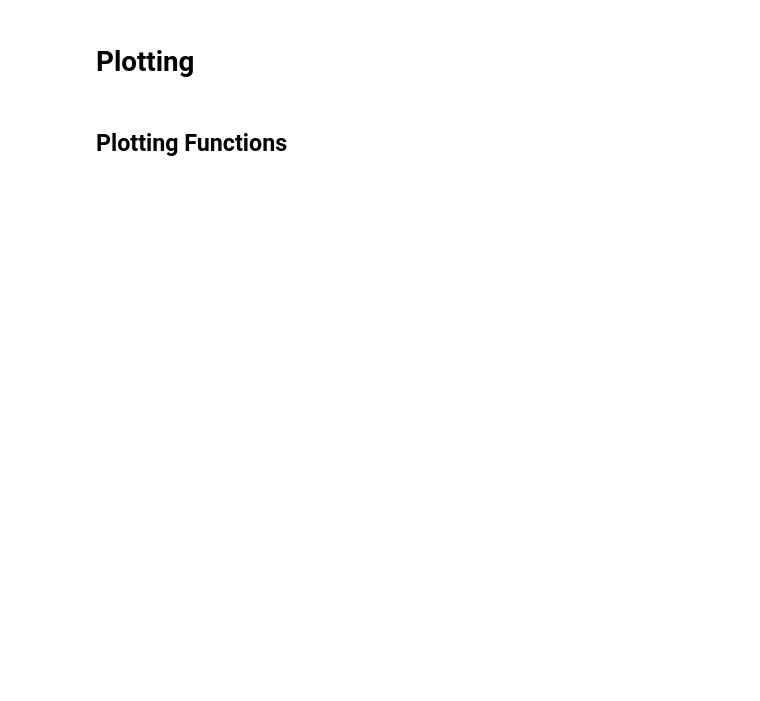
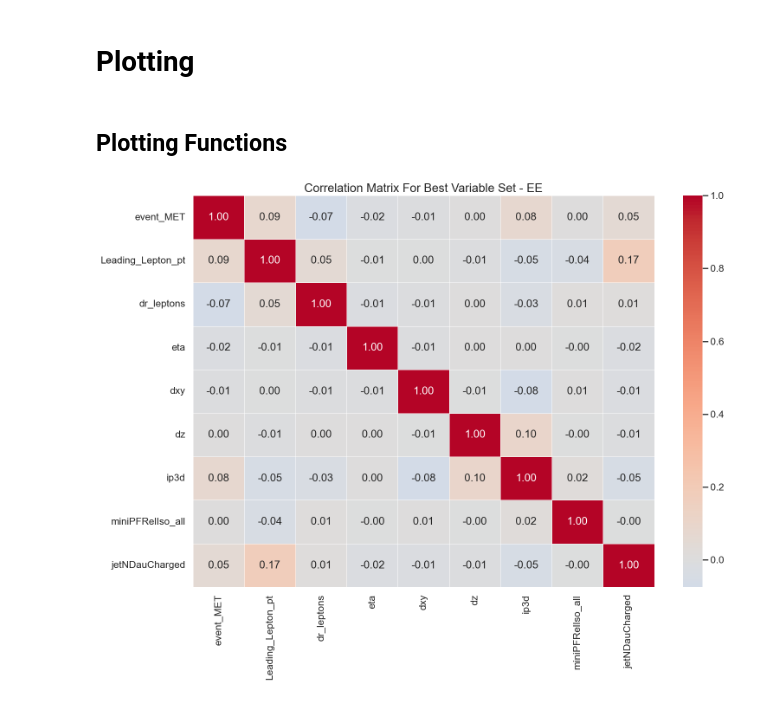
Before and after one commit to alex-call/Physics-188-Final-Project, a Jupyter notebook: 188_FINAL_PROJECT.ipynb, the cells around one changed output. Cells and saved outputs as stored; diff of their text form; code cells hidden in the pictures; blank space fills up the shorter version.

Commit message:
Added plots

```diff
--- a/188_FINAL_PROJECT.ipynb
+++ b/188_FINAL_PROJECT.ipynb
@@ -46,6 +46,7 @@ VLL_file_path = 'data/dataset=VLL_NN_EE_EN_M-600GeV.parquet'
 # Read the Parquet file into a DataFrame
 dfB = pd.read_parquet(TBar_file_path) #background dataset
 dfS = pd.read_parquet(VLL_file_path) #signal dataset
+df_combined = pd.concat([dfS, dfB], ignore_index=True)
 
 pd.set_option('display.max_columns', None)
 # Display the first few rows of the DataFrame
@@ -2296,0 +2344,4 @@ balanced_nn_vars = ['event_MET', 'Leading_Lepton_pt', 'pt', 'dxy', 'ip3d', 'jetN
+# %%
+plot_correlation_matrix(df=df_combined, var_list=best_EE["subset"], title='Correlation Matrix For Best Variable Set - EE')
+# %% [output]
+[figure, added]
```
Also changed, not shown: parts of 53 cells of this notebook, 41 other files.
